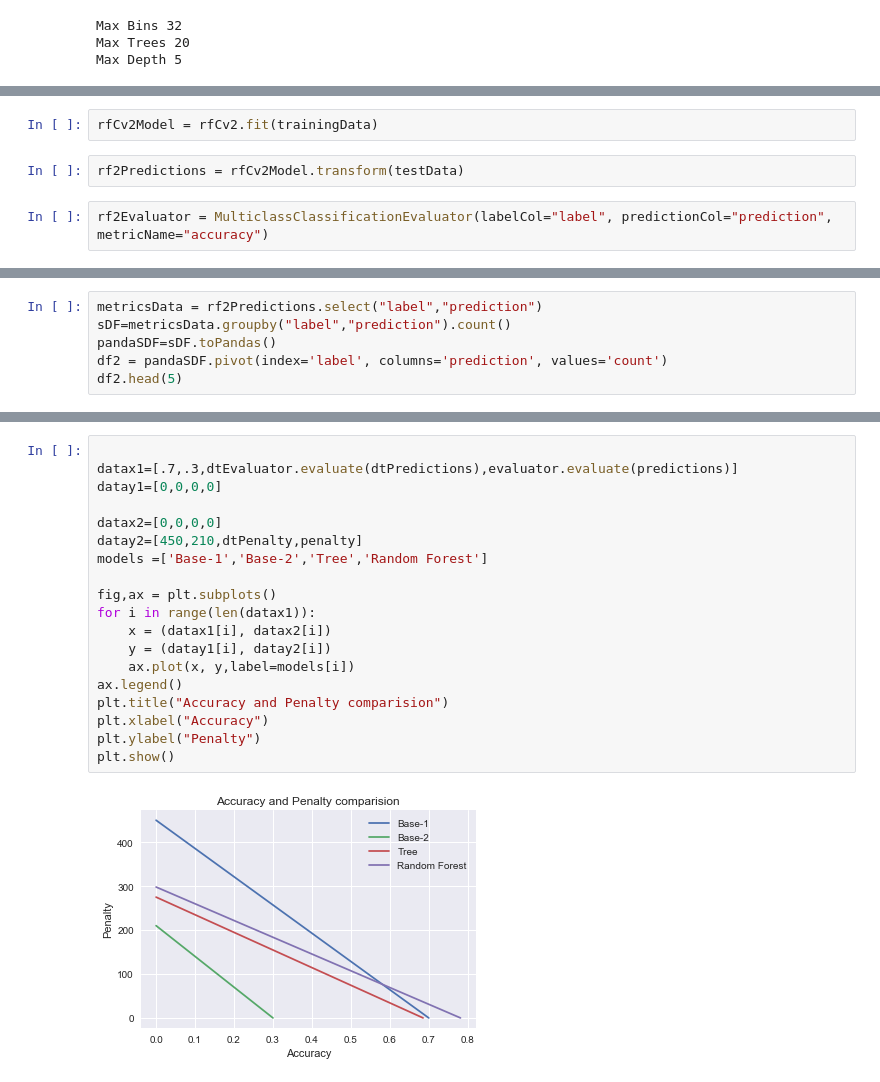
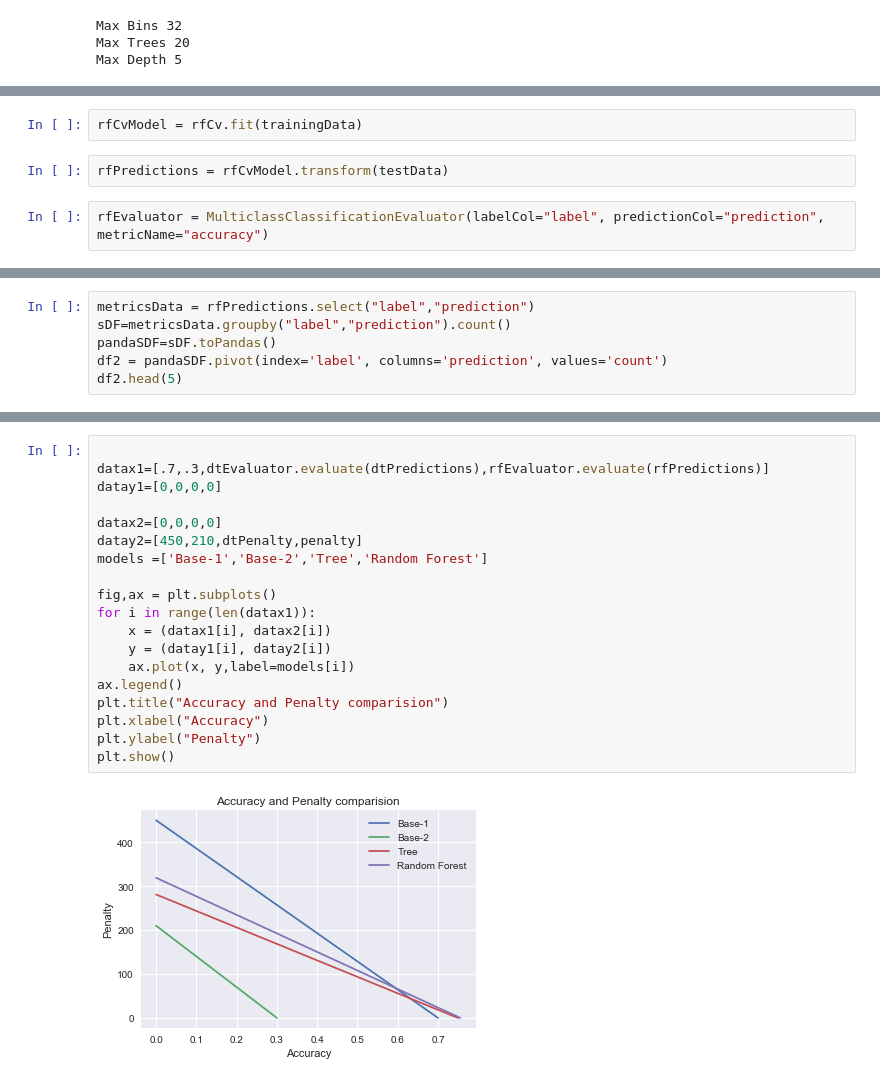
Before and after one commit to bigdata-i523/hid328, a Jupyter notebook: project/projectcode/project.ipynb, the cells around one changed output, grey strips where cells are left out. Cells and saved outputs as stored; diff of their text form.

```diff
--- a/project/projectcode/project.ipynb
+++ b/project/projectcode/project.ipynb
@@ -314,6 +373,6 @@ rfCv2 = CrossValidator(estimator=rf2, estimatorParamMaps=paramGrid, evaluator=rf
 # %%
-rfCv2Model = rfCv2.fit(trainingData)
+rfCvModel = rfCv.fit(trainingData)
 # %%
-rf2Predictions = rfCv2Model.transform(testData)
+rfPredictions = rfCvModel.transform(testData)
 # %%
-rf2Evaluator = MulticlassClassificationEvaluator(labelCol="label", predictionCol="prediction", metricName="accuracy")
+rfEvaluator = MulticlassClassificationEvaluator(labelCol="label", predictionCol="prediction", metricName="accuracy")
@@ -347,7 +406,7 @@ rf2Predictions.show(5)
 +--------------------+-----+--------------------+--------------------+----------+
 only showing top 5 rows
 # %%
-metricsData = rf2Predictions.select("label","prediction")
+metricsData = rfPredictions.select("label","prediction")
 sDF=metricsData.groupby("label","prediction").count()
 pandaSDF=sDF.toPandas()
 df2 = pandaSDF.pivot(index='label', columns='prediction', values='count')
@@ -404,21 +463,21 @@ plt.show()
 # %%
 
-datax1=[.7,.3,dtEvaluator.evaluate(dtPredictions),evaluator.evaluate(predictions)]
+datax1=[.7,.3,dtEvaluator.evaluate(dtPredictions),rfEvaluator.evaluate(rfPredictions)]
 datay1=[0,0,0,0]
 
 datax2=[0,0,0,0]
 datay2=[450,210,dtPenalty,penalty]
 models =['Base-1','Base-2','Tree','Random Forest']
 
 fig,ax = plt.subplots()
 for i in range(len(datax1)):
     x = (datax1[i], datax2[i])
     y = (datay1[i], datay2[i])
     ax.plot(x, y,label=models[i])
 ax.legend()
 plt.title("Accuracy and Penalty comparision")
 plt.xlabel("Accuracy")
 plt.ylabel("Penalty")
 plt.show()
 # %% [output]
-[figure, old version]
+[figure, new version]
```
Also changed, not shown: parts of 62 cells of this notebook.
